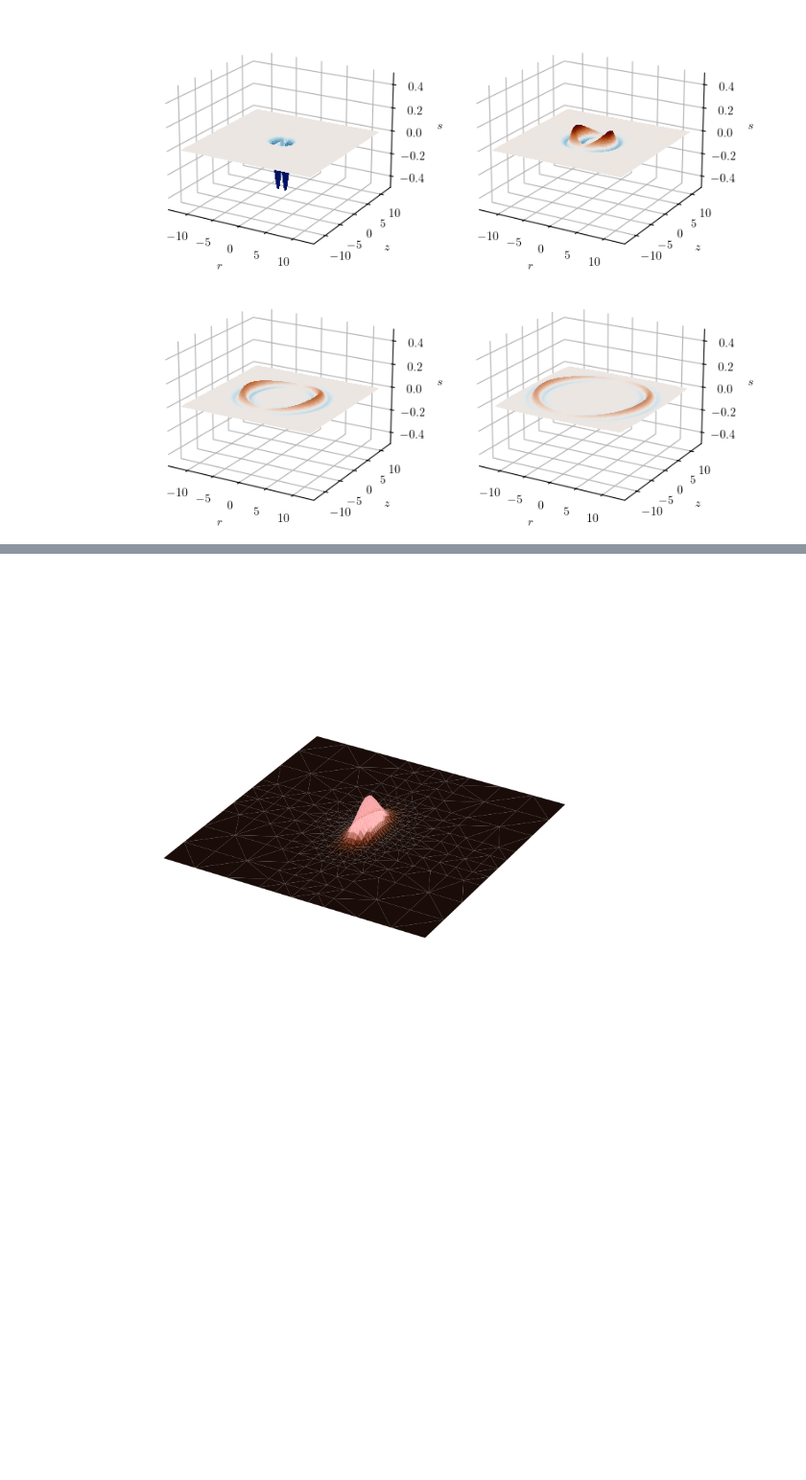
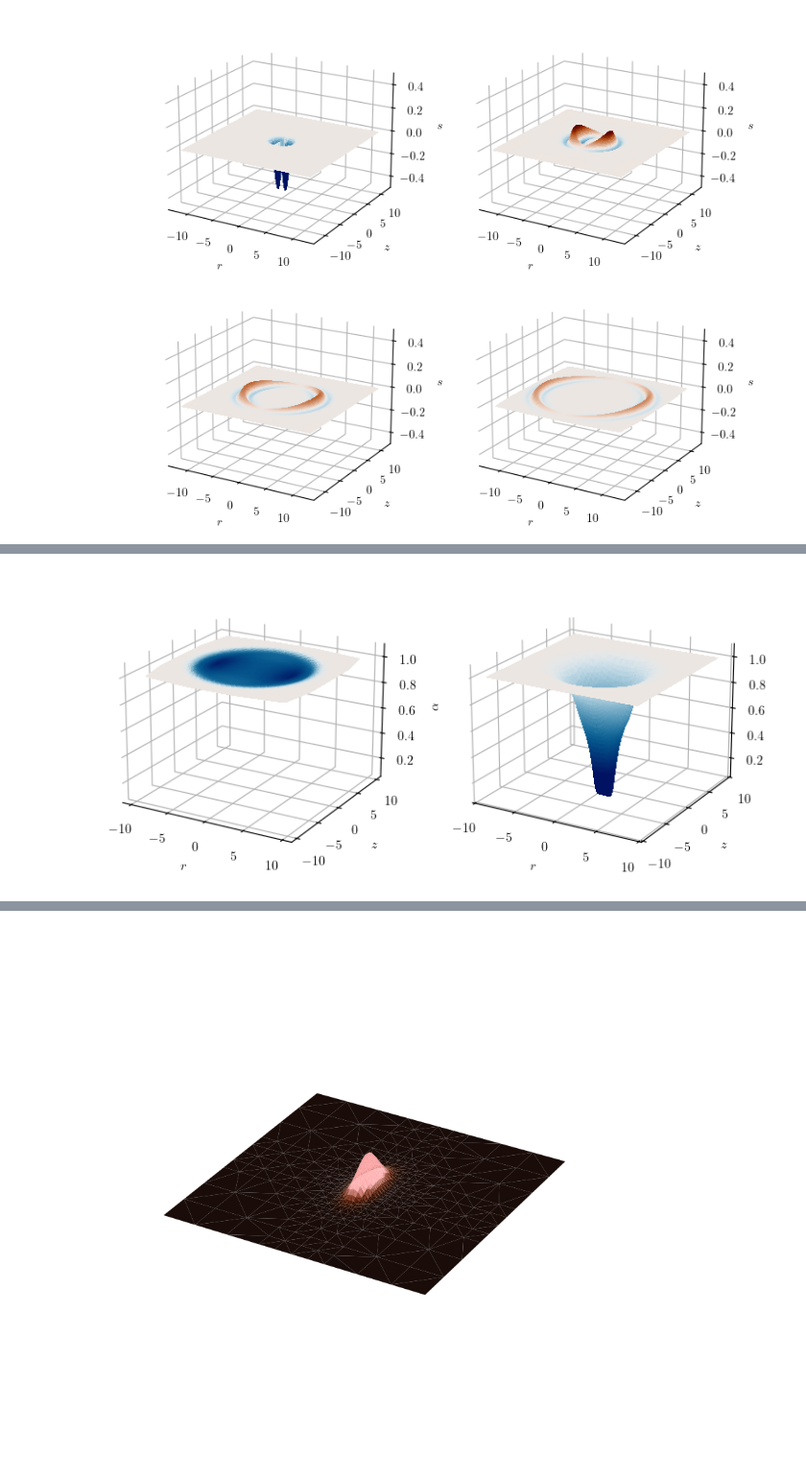
Before and after one commit to sylviamesicek/aeon, a Jupyter notebook: scripts/notebooks/anims_matplotlib.ipynb, the cells around one changed output, grey strips where cells are left out. Shown at 96% size. Drawn from its saved outputs; the diff is of its cells as text; code cells hidden in the pictures; blank space fills up the shorter version.

```diff
--- a/scripts/notebooks/anims_matplotlib.ipynb
+++ b/scripts/notebooks/anims_matplotlib.ipynb
@@ -274,0 +292,59 @@ plt.show()
+# %%
+evolve_history = pd.read_csv("output/axibrilllog/1.0/evolve_history.csv")
+
+def index_for_time(proper_time: float):
+    return evolve_history[evolve_history["proper_time"] >= proper_time]["output_index"].values[0]
+
+norm = SymLogNorm(linthresh=0.1, vmin=0.0, vmax=2.0)
+norm = Normalize(vmin = 0.98, vmax=1.02)
+
+fig = plt.figure(figsize=(8, 6))
+ax = fig.add_subplot(121, projection="3d")
+
+ax.set_zlim(0.05,1.1)
+# ax.set_axis_off()
+ax.view_init(elev=20., azim=120.+180.)
+# ax.zaxis.set_ticks_position('none')
+ax.set_facecolor('white')
+# ax.zaxis.set_ticks_position('none')
+ax.xaxis.set_pane_color((1.0, 1.0, 1.0, 0.0))
+ax.yaxis.set_pane_color((1.0, 1.0, 1.0, 0.0))
+ax.zaxis.set_pane_color((1.0, 1.0, 1.0, 0.0))
+# ax.zaxis.line.set_visible(False)
+surf = plot_trisurf_vtu(ax, f"output/axibrilllog/1.0/evolve/axibrill_{index_for_time(5.0)}.vtu", "lapse", size=10.0, norm=norm)
+# ax.zaxis.set_label_position(None)
+# ax.zaxis.set_ticks_position('none')
+ax.set_xlabel(r"$r$")
+ax.set_ylabel(r"$z$")
+ax.set_zlabel(r"$\alpha$")
+# ax.set_xticks([-5.0, -2.5, 0.0, 2.5, 5.0])
+# ax.set_yticks([-5.0, -2.5, 0.0, 2.5, 5.0])
+
+norm = Normalize(vmin = 0.2, vmax=1.8)
+
+ax = fig.add_subplot(122, projection="3d")
+
+ax.set_zlim(0.05,1.1)
+# ax.set_axis_off()
+ax.view_init(elev=20., azim=120.+180.)
+# ax.zaxis.set_ticks_position('none')
+ax.set_facecolor('white')
+# ax.zaxis.set_ticks_position('none')
+ax.xaxis.set_pane_color((1.0, 1.0, 1.0, 0.0))
+ax.yaxis.set_pane_color((1.0, 1.0, 1.0, 0.0))
+ax.zaxis.set_pane_color((1.0, 1.0, 1.0, 0.0))
+# ax.zaxis.line.set_visible(False)
+surf = plot_trisurf_vtu(ax, f"output/brill_collapse.vtu", "lapse", size=10.0, norm=norm)
+# ax.zaxis.set_label_position(None)
+# ax.zaxis.set_ticks_position('none')
+ax.set_xlabel(r"$r$")
+ax.set_ylabel(r"$z$")
+ax.set_zlabel(r"$\alpha$")
+
+
+plt.tight_layout(pad=4.0)
+# fig.subplots_adjust()
+plt.savefig("figures/brill_compare.png", dpi=500, bbox_inches="tight", pad_inches=0.4)
+plt.show()
+# %% [output]
+[figure, added]
```
Also changed, not shown: parts of 4 cells of this notebook, 23 other files.
